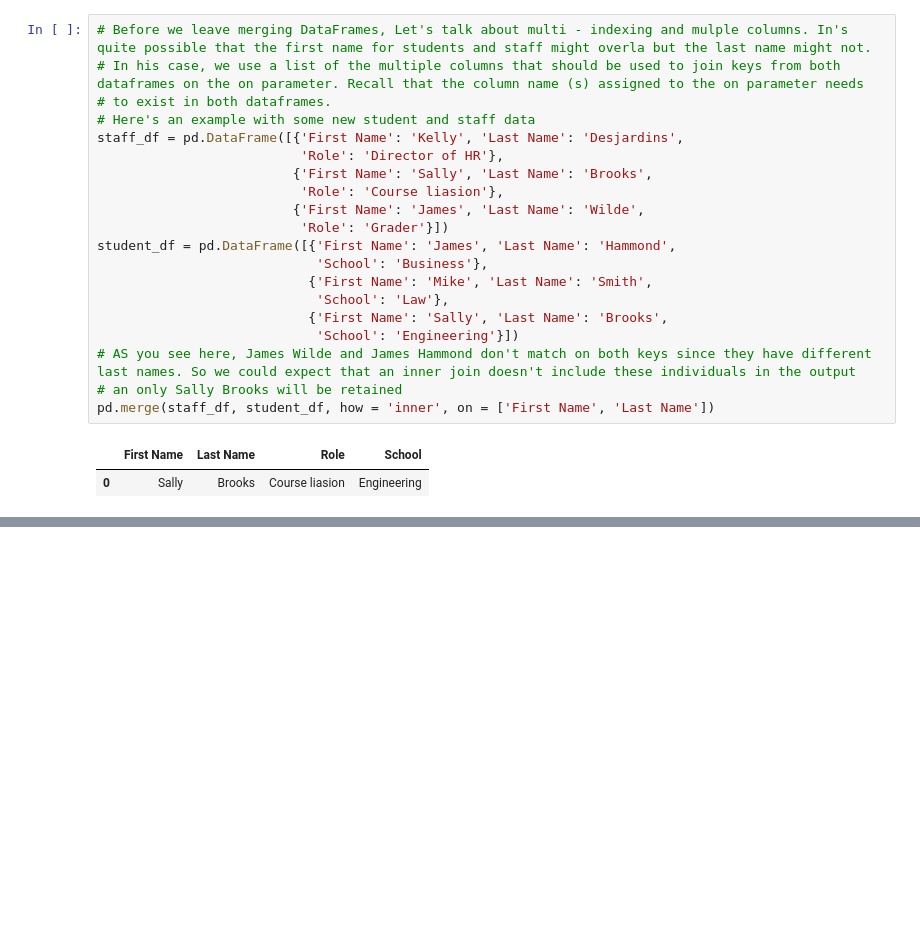
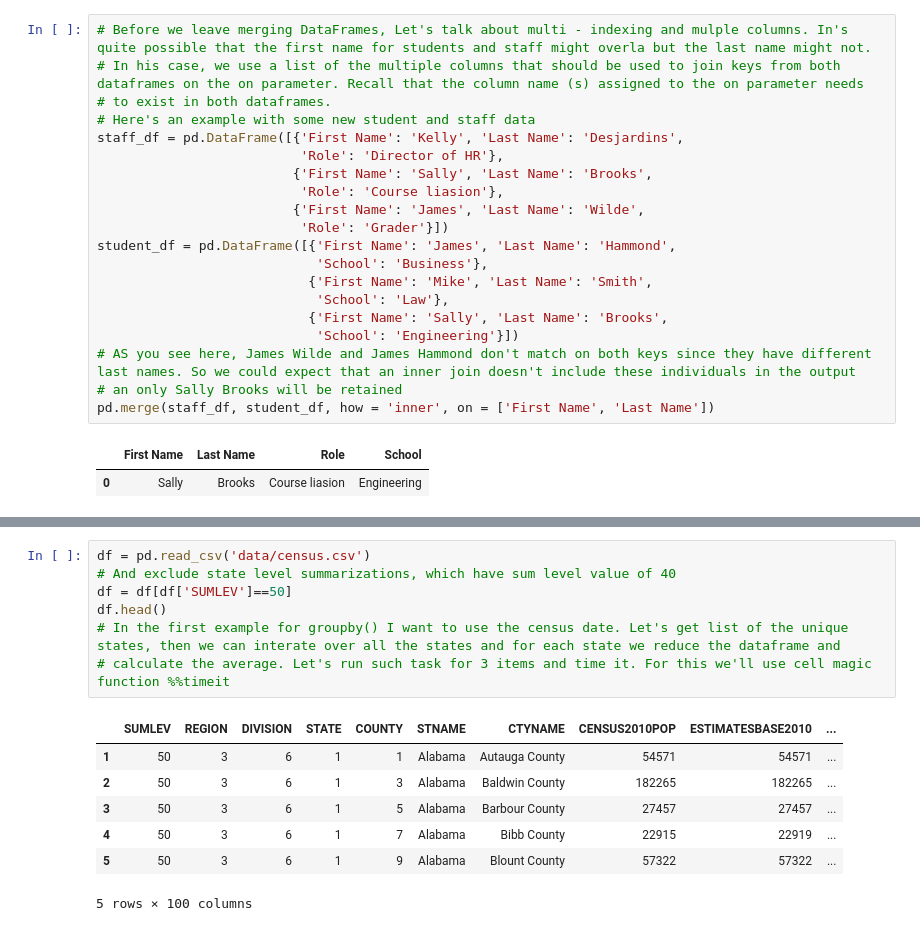
Before and after one commit to Gonza740/first_steps, a Jupyter notebook: advancedDataFrames.ipynb, the cells around one changed output, grey strips where cells are left out. Cells and saved outputs as stored; diff of their text form; blank space fills up the shorter version.

```diff
--- a/advancedDataFrames.ipynb
+++ b/advancedDataFrames.ipynb
@@ -137,0 +333,15 @@ pd.merge(staff_df, student_df, how = 'inner', on = ['First Name', 'Last Name'])
+# %%
+df = pd.read_csv('data/census.csv')
+# And exclude state level summarizations, which have sum level value of 40
+df = df[df['SUMLEV']==50]
+df.head()
+# In the first example for groupby() I want to use the census date. Let's get list of the unique states, then we can interate over all the states and for each state we reduce the dataframe and
+# calculate the average. Let's run such task for 3 items and time it. For this we'll use cell magic function %%timeit
+# %% [output]
+|  | SUMLEV | REGION | DIVISION | STATE | COUNTY | STNAME | CTYNAME | CENSUS2010POP | ESTIMATESBASE2010 | ... |
+| 1 | 50 | 3 | 6 | 1 | 1 | Alabama | Autauga County | 54571 | 54571 | ... |
+| 2 | 50 | 3 | 6 | 1 | 3 | Alabama | Baldwin County | 182265 | 182265 | ... |
+| 3 | 50 | 3 | 6 | 1 | 5 | Alabama | Barbour County | 27457 | 27457 | ... |
+| 4 | 50 | 3 | 6 | 1 | 7 | Alabama | Bibb County | 22915 | 22919 | ... |
+| 5 | 50 | 3 | 6 | 1 | 9 | Alabama | Blount County | 57322 | 57322 | ... |
+5 rows × 100 columns
```
Also changed, not shown: parts of 70 cells of this notebook, 9 other files.
